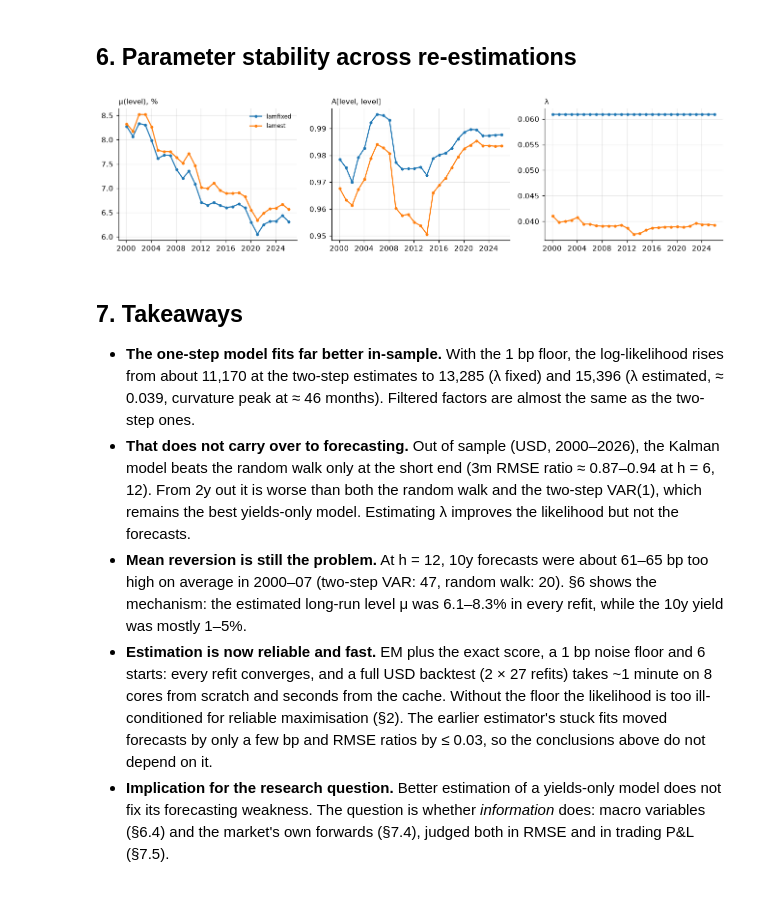
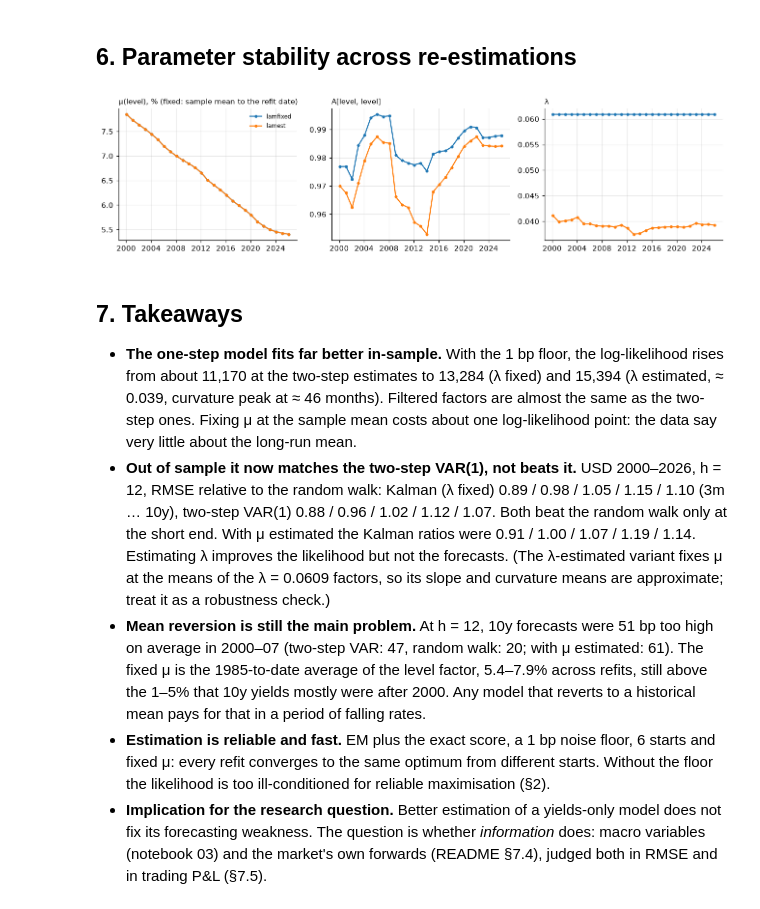
Before and after one commit to bdcdc20/yield-curve-kalman, a Jupyter notebook: notebooks/02_kalman_usd.ipynb, the cells around one changed output. Drawn from its saved outputs; the diff is of its cells as text; code cells hidden in the pictures.

```diff
--- a/notebooks/02_kalman_usd.ipynb
+++ b/notebooks/02_kalman_usd.ipynb
@@ -213,40 +216,44 @@ pd.DataFrame({lab: {n: e.loc[a:b, "120m"].mean() for n, e in err.items()} for a,
 # %%
 params = {tag: pd.read_csv(RESULTS / f"params_USD_kalman_{tag}.csv", parse_dates=["origin"]).set_index("origin")
           for tag in ("lamfixed", "lamest") if (RESULTS / f"params_USD_kalman_{tag}.csv").exists()}
 if params:
     fig, axes = plt.subplots(1, 3, figsize=(12, 3.2))
     for tag, p in params.items():
-        for ax, col, title in zip(axes, ["mu0", "A00", "lam"], ["μ(level), %", "A[level, level]", "λ"]):
+        for ax, col, title in zip(axes, ["mu0", "A00", "lam"], ["μ(level), % (fixed: sample mean to the refit date)", "A[level, level]", "λ"]):
             ax.plot(p.index, p[col], marker="o", ms=3, label=tag)
             ax.set_title(title, loc="left", fontsize=10)
     axes[0].legend(fontsize=8, frameon=False); fig.tight_layout()
 # %% [output]
-[figure, old version]
+[figure, new version]
 # %% [markdown]
 ## 7. Takeaways
 
 - **The one-step model fits far better in-sample.** With the 1 bp floor, the
-  log-likelihood rises from about 11,170 at the two-step estimates to 13,285
-  (λ fixed) and 15,396 (λ estimated, ≈ 0.039, curvature peak at ≈ 46
+  log-likelihood rises from about 11,170 at the two-step estimates to 13,284
+  (λ fixed) and 15,394 (λ estimated, ≈ 0.039, curvature peak at ≈ 46
   months). Filtered factors are almost the same as the two-step ones.
-- **That does not carry over to forecasting.** Out of sample (USD,
-  2000–2026), the Kalman model beats the random walk only at the short end
-  (3m RMSE ratio ≈ 0.87–0.94 at h = 6, 12). From 2y out it is worse than
-  both the random walk and the two-step VAR(1), which remains the best
-  yields-only model. Estimating λ improves the likelihood but not the
-  forecasts.
-- **Mean reversion is still the problem.** At h = 12, 10y forecasts were
-  about 61–65 bp too high on average in 2000–07 (two-step VAR: 47, random
-  walk: 20). §6 shows the mechanism: the estimated long-run level μ was
-  6.1–8.3% in every refit, while the 10y yield was mostly 1–5%.
-- **Estimation is now reliable and fast.** EM plus the exact score, a 1 bp
-  noise floor and 6 starts: every refit converges, and a full USD backtest
-  (2 × 27 refits) takes ~1 minute on 8 cores from scratch and seconds
-  from the cache. Without the floor the likelihood is too ill-conditioned
-  for reliable maximisation (§2). The earlier estimator's stuck fits moved
-  forecasts by only a few bp and RMSE ratios by ≤ 0.03, so the conclusions
-  above do not depend on it.
+  Fixing μ at the sample mean costs about one log-likelihood point: the data
+  say very little about the long-run mean.
+- **Out of sample it now matches the two-step VAR(1), not beats it.**
+  USD 2000–2026, h = 12, RMSE relative to the random walk: Kalman (λ fixed)
+  0.89 / 0.98 / 1.05 / 1.15 / 1.10 (3m … 10y), two-step VAR(1)
+  0.88 / 0.96 / 1.02 / 1.12 / 1.07. Both beat the random walk only at the
+  short end. With μ estimated the Kalman ratios were 0.91 / 1.00 / 1.07 /
+  1.19 / 1.14. Estimating λ improves the likelihood but not the forecasts.
+  (The λ-estimated variant fixes μ at the means of the λ = 0.0609 factors,
+  so its slope and curvature means are approximate; treat it as a
+  robustness check.)
+- **Mean reversion is still the main problem.** At h = 12, 10y forecasts
+  were 51 bp too high on average in 2000–07 (two-step VAR: 47, random walk:
+  20; with μ estimated: 61). The fixed μ is the 1985-to-date average of the
+  level factor, 5.4–7.9% across refits, still above the 1–5% that 10y yields
+  mostly were after 2000. Any model that reverts to a historical mean pays
+  for that in a period of falling rates.
+- **Estimation is reliable and fast.** EM plus the exact score, a 1 bp
+  noise floor, 6 starts and fixed μ: every refit converges to the same
+  optimum from different starts. Without the floor the likelihood is too
+  ill-conditioned for reliable maximisation (§2).
 - **Implication for the research question.** Better estimation of a
   yields-only model does not fix its forecasting weakness. The question is
-  whether *information* does: macro variables (§6.4) and the market's own
-  forwards (§7.4), judged both in RMSE and in trading P&L (§7.5).
+  whether *information* does: macro variables (notebook 03) and the market's
+  own forwards (README §7.4), judged both in RMSE and in trading P&L (§7.5).
```
Also changed, not shown: parts of 8 cells of this notebook, 2 other files.
